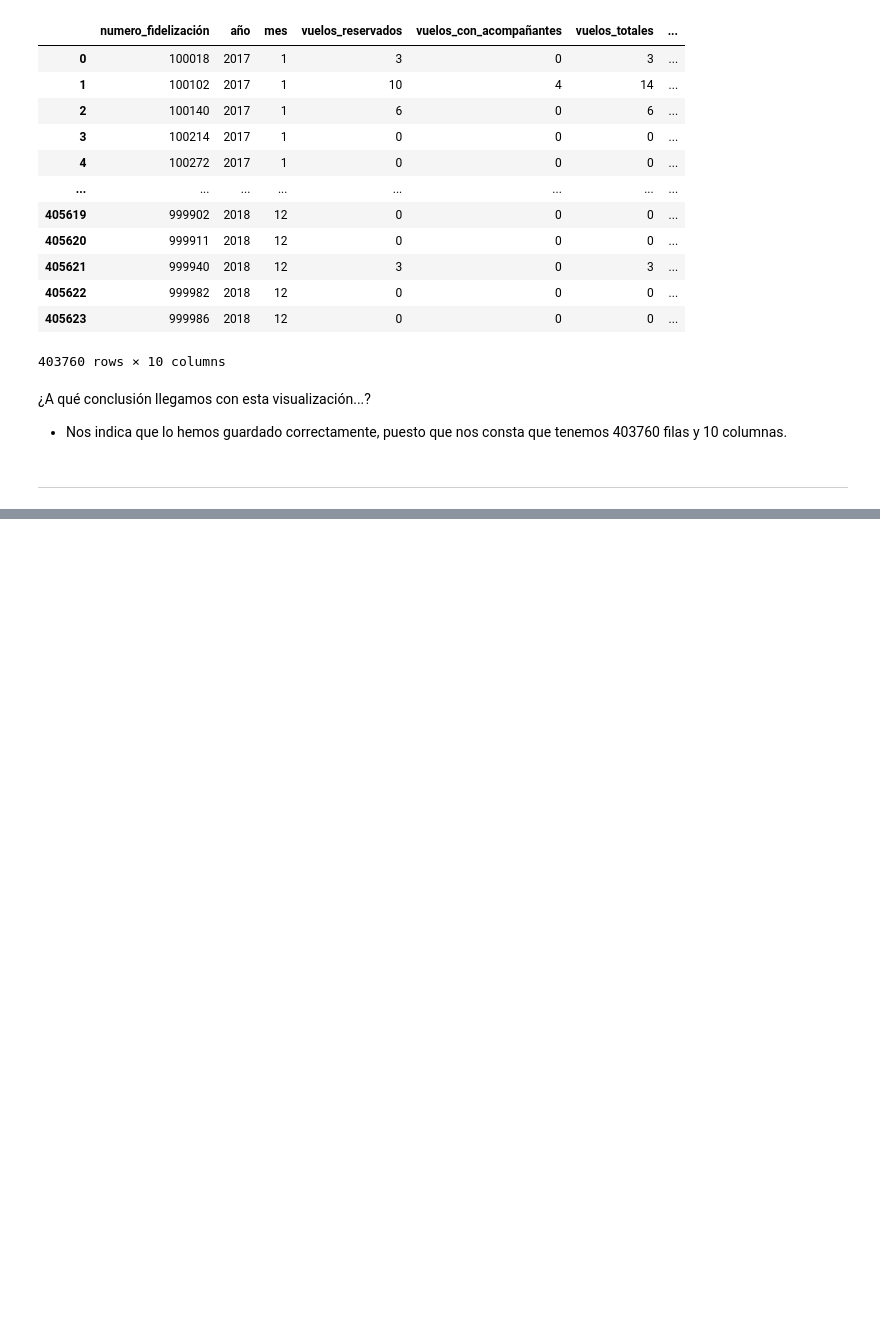
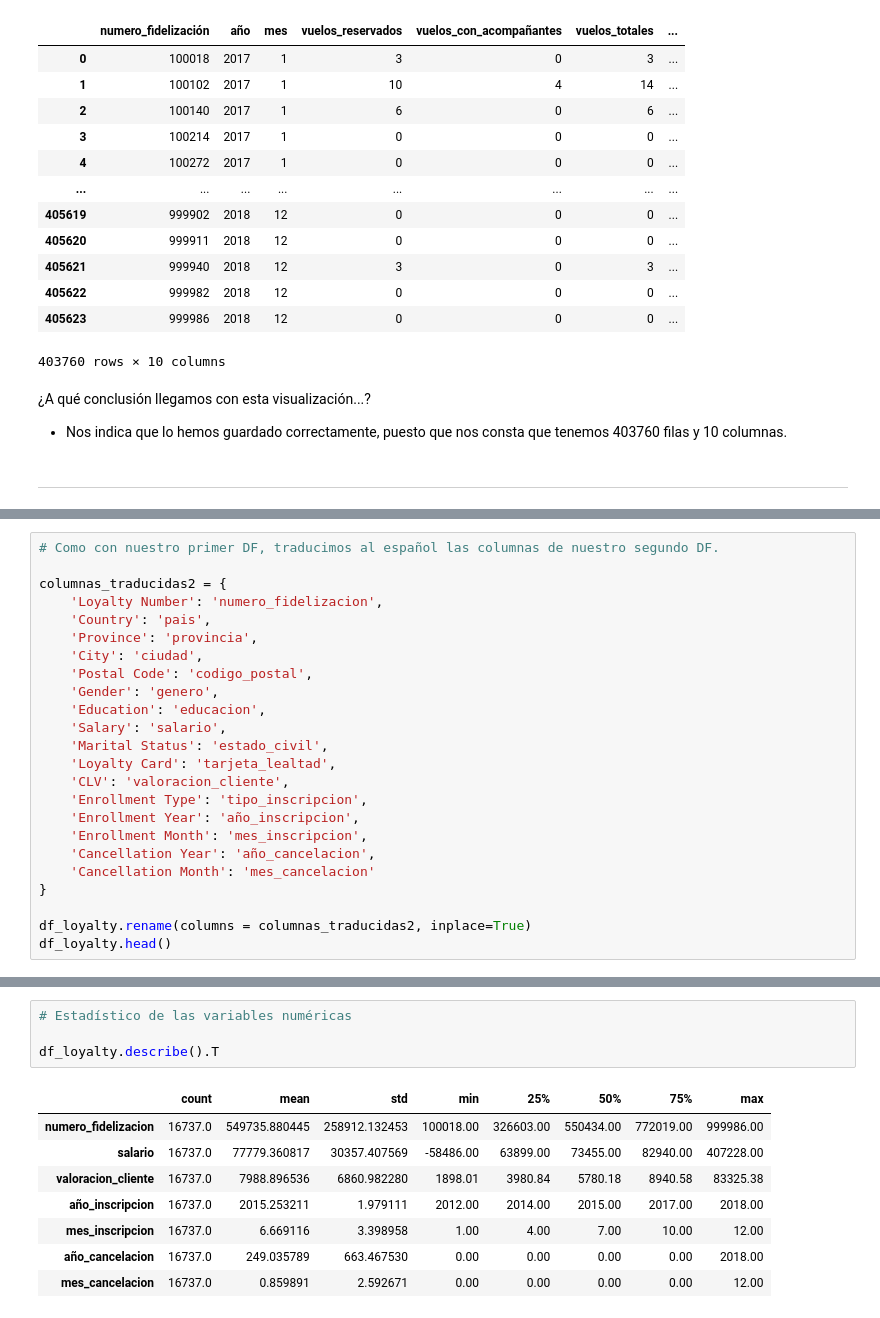
Before and after one commit to Adalab/bda-modulo-3-evaluacion-final-Lolamarba, a Jupyter notebook: FASE_1_Limpieza_Union.ipynb, the cells around one changed output, grey strips where cells are left out. Drawn from its saved outputs; the diff is of its cells as text; blank space fills up the shorter version.

```diff
--- a/FASE_1_Limpieza_Union.ipynb
+++ b/FASE_1_Limpieza_Union.ipynb
@@ -298,0 +343,24 @@ df_flight_activity_sin_duplicados
+# %%
+# Como con nuestro primer DF, traducimos al español las columnas de nuestro segundo DF.
+
+columnas_traducidas2 = {
+    'Loyalty Number': 'numero_fidelizacion',
+    'Country': 'pais',
+    'Province': 'provincia',
+    'City': 'ciudad',
+    'Postal Code': 'codigo_postal',
+    'Gender': 'genero',
+    'Education': 'educacion',
+    'Salary': 'salario',
+    'Marital Status': 'estado_civil',
+    'Loyalty Card': 'tarjeta_lealtad',
+    'CLV': 'valoracion_cliente',
+    'Enrollment Type': 'tipo_inscripcion',
+    'Enrollment Year': 'año_inscripcion',
+    'Enrollment Month': 'mes_inscripcion',
+    'Cancellation Year': 'año_cancelacion',
+    'Cancellation Month': 'mes_cancelacion'
+}
+
+df_loyalty.rename(columns = columnas_traducidas2, inplace=True)
+df_loyalty.head()
@@ -298,0 +458,13 @@ df_flight_activity_sin_duplicados
+# %%
+# Estadístico de las variables numéricas
+
+df_loyalty.describe().T
+# %% [output]
+|  | count | mean | std | min | 25% | 50% | 75% | max |
+| numero_fidelizacion | 16737.0 | 549735.880445 | 258912.132453 | 100018.00 | 326603.00 | 550434.00 | 772019.00 | 999986.00 |
+| salario | 16737.0 | 77779.360817 | 30357.407569 | -58486.00 | 63899.00 | 73455.00 | 82940.00 | 407228.00 |
+| valoracion_cliente | 16737.0 | 7988.896536 | 6860.982280 | 1898.01 | 3980.84 | 5780.18 | 8940.58 | 83325.38 |
+| año_inscripcion | 16737.0 | 2015.253211 | 1.979111 | 2012.00 | 2014.00 | 2015.00 | 2017.00 | 2018.00 |
+| mes_inscripcion | 16737.0 | 6.669116 | 3.398958 | 1.00 | 4.00 | 7.00 | 10.00 | 12.00 |
+| año_cancelacion | 16737.0 | 249.035789 | 663.467530 | 0.00 | 0.00 | 0.00 | 0.00 | 2018.00 |
+| mes_cancelacion | 16737.0 | 0.859891 | 2.592671 | 0.00 | 0.00 | 0.00 | 0.00 | 12.00 |
```
Also changed, not shown: parts of 21 cells of this notebook.
